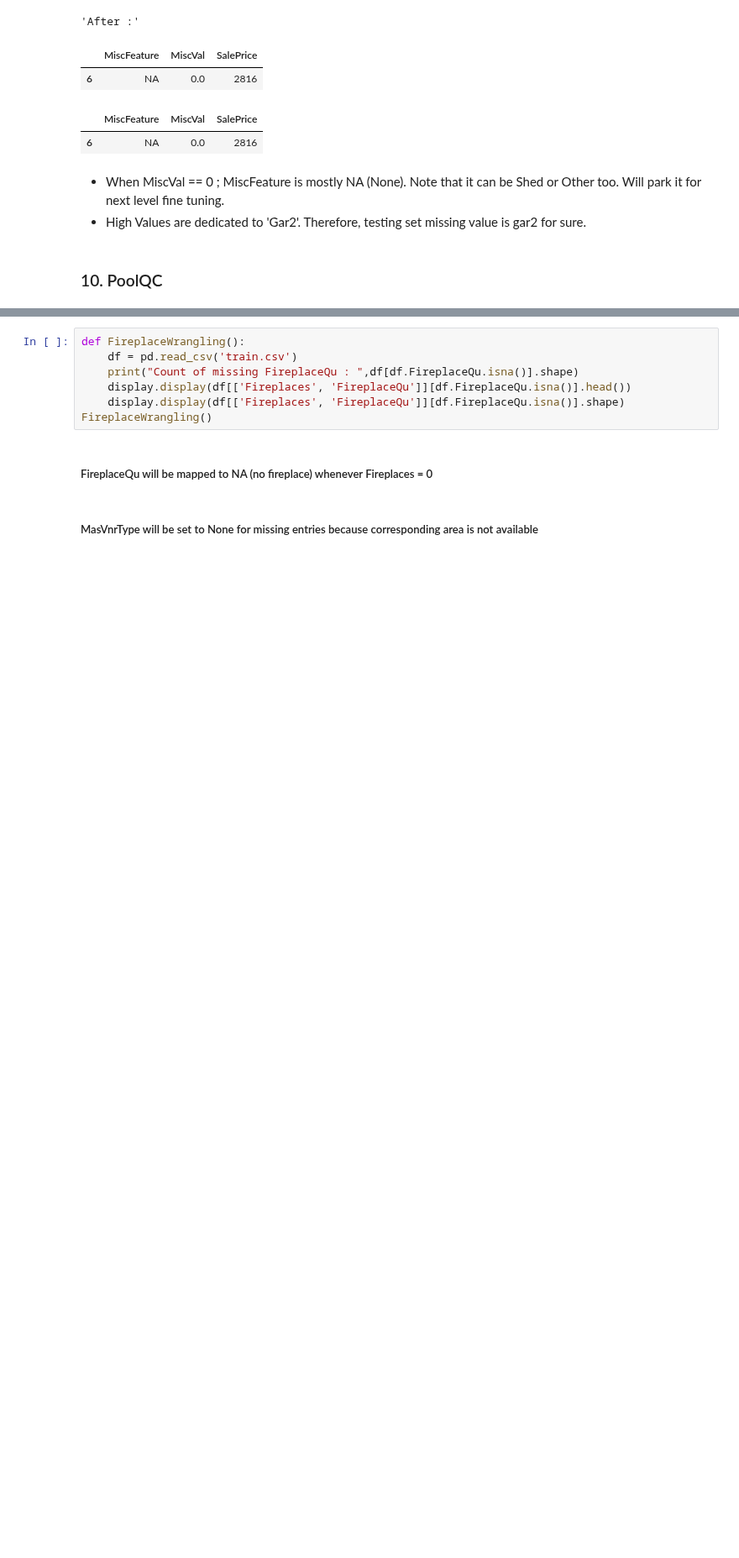
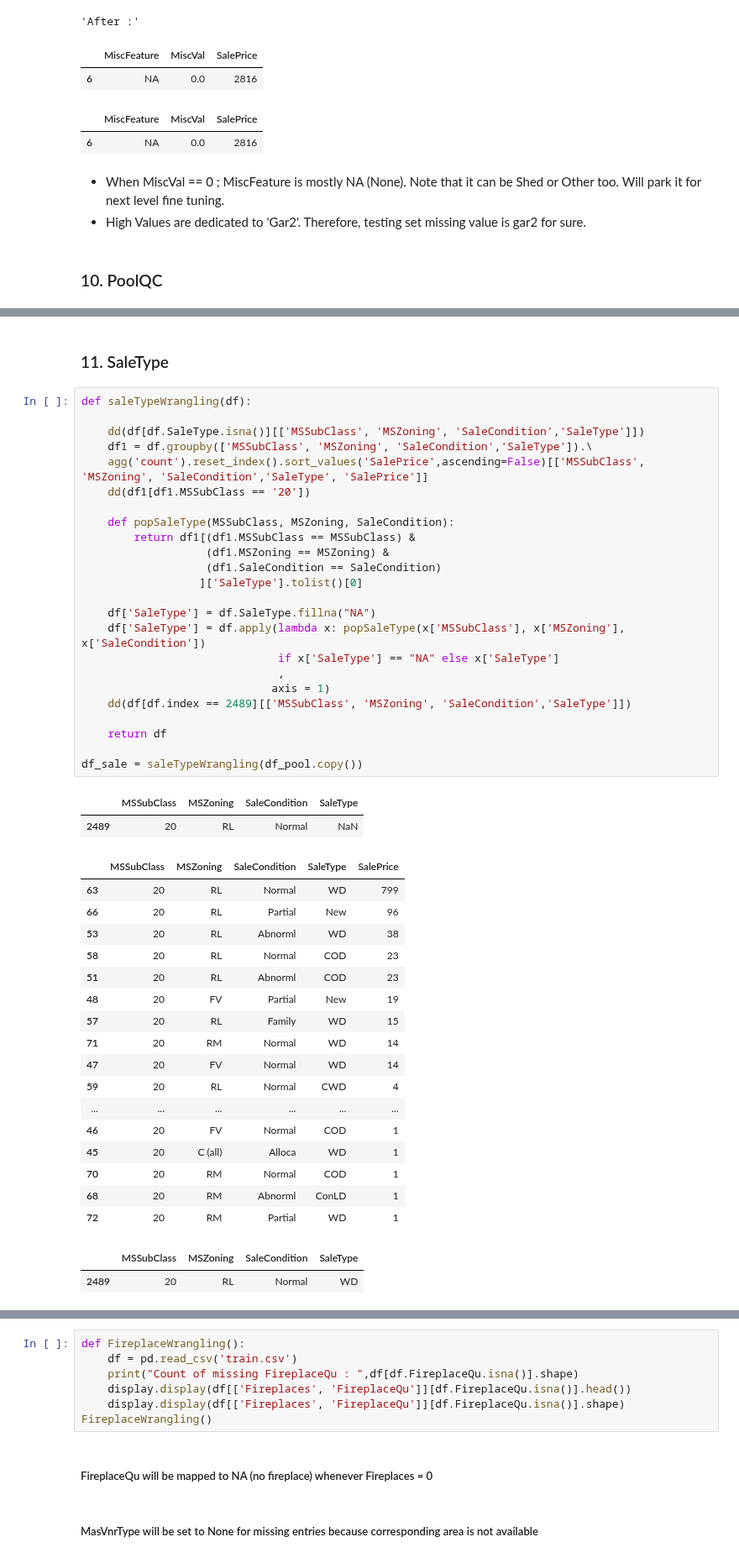
Before and after one commit to PadmarajBhat/Kaggle-Dataset-Exploration, a Jupyter notebook: House Prices- Advanced Regression Techniques/Data Wrangling/House Prices - ART(Wrangling).ipynb, the cells around one changed output, grey strips where cells are left out. Shown at 84% size. Cells and saved outputs as stored; diff of their text form; blank space fills up the shorter version.

```diff
--- a/House Prices- Advanced Regression Techniques/Data Wrangling/House Prices - ART(Wrangling).ipynb
+++ b/House Prices- Advanced Regression Techniques/Data Wrangling/House Prices - ART(Wrangling).ipynb
@@ -833,0 +823,48 @@ GarageTypeWrangling()
+# %% [markdown]
+### 11. SaleType
+# %%
+def saleTypeWrangling(df):
+
+    dd(df[df.SaleType.isna()][['MSSubClass', 'MSZoning', 'SaleCondition','SaleType']])
+    df1 = df.groupby(['MSSubClass', 'MSZoning', 'SaleCondition','SaleType']).\
+    agg('count').reset_index().sort_values('SalePrice',ascending=False)[['MSSubClass', 'MSZoning', 'SaleCondition','SaleType', 'SalePrice']]
+    dd(df1[df1.MSSubClass == '20'])
+
+    def popSaleType(MSSubClass, MSZoning, SaleCondition):
+        return df1[(df1.MSSubClass == MSSubClass) &
+                   (df1.MSZoning == MSZoning) &
+                   (df1.SaleCondition == SaleCondition)
+                  ]['SaleType'].tolist()[0]
+
+    df['SaleType'] = df.SaleType.fillna("NA")
+    df['SaleType'] = df.apply(lambda x: popSaleType(x['MSSubClass'], x['MSZoning'], x['SaleCondition'])
+                              if x['SaleType'] == "NA" else x['SaleType']
+                              ,
+                             axis = 1)
+    dd(df[df.index == 2489][['MSSubClass', 'MSZoning', 'SaleCondition','SaleType']])
+
+    return df
+
+df_sale = saleTypeWrangling(df_pool.copy())
+# %% [output]
+|  | MSSubClass | MSZoning | SaleCondition | SaleType |
+| 2489 | 20 | RL | Normal | NaN |
+|  | MSSubClass | MSZoning | SaleCondition | SaleType | SalePrice |
+| 63 | 20 | RL | Normal | WD | 799 |
+| 66 | 20 | RL | Partial | New | 96 |
+| 53 | 20 | RL | Abnorml | WD | 38 |
+| 58 | 20 | RL | Normal | COD | 23 |
+| 51 | 20 | RL | Abnorml | COD | 23 |
+| 48 | 20 | FV | Partial | New | 19 |
+| 57 | 20 | RL | Family | WD | 15 |
+| 71 | 20 | RM | Normal | WD | 14 |
+| 47 | 20 | FV | Normal | WD | 14 |
+| 59 | 20 | RL | Normal | CWD | 4 |
+| ... | ... | ... | ... | ... | ... |
+| 46 | 20 | FV | Normal | COD | 1 |
+| 45 | 20 | C (all) | Alloca | WD | 1 |
+| 70 | 20 | RM | Normal | COD | 1 |
+| 68 | 20 | RM | Abnorml | ConLD | 1 |
+| 72 | 20 | RM | Partial | WD | 1 |
+|  | MSSubClass | MSZoning | SaleCondition | SaleType |
+| 2489 | 20 | RL | Normal | WD |
```
Also changed, not shown: parts of 17 cells of this notebook.
